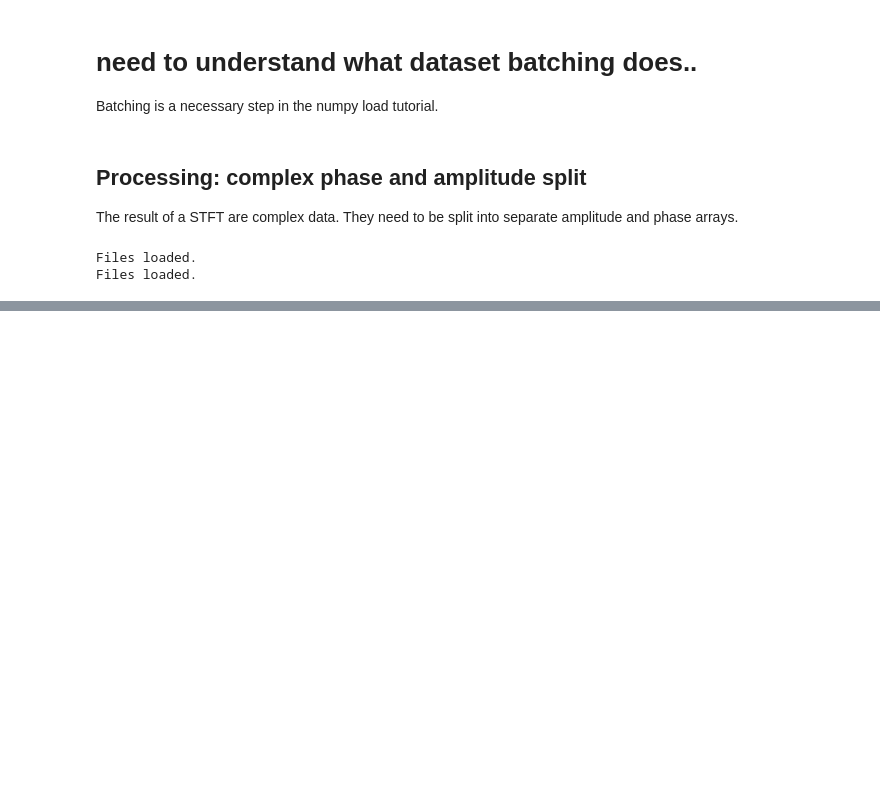
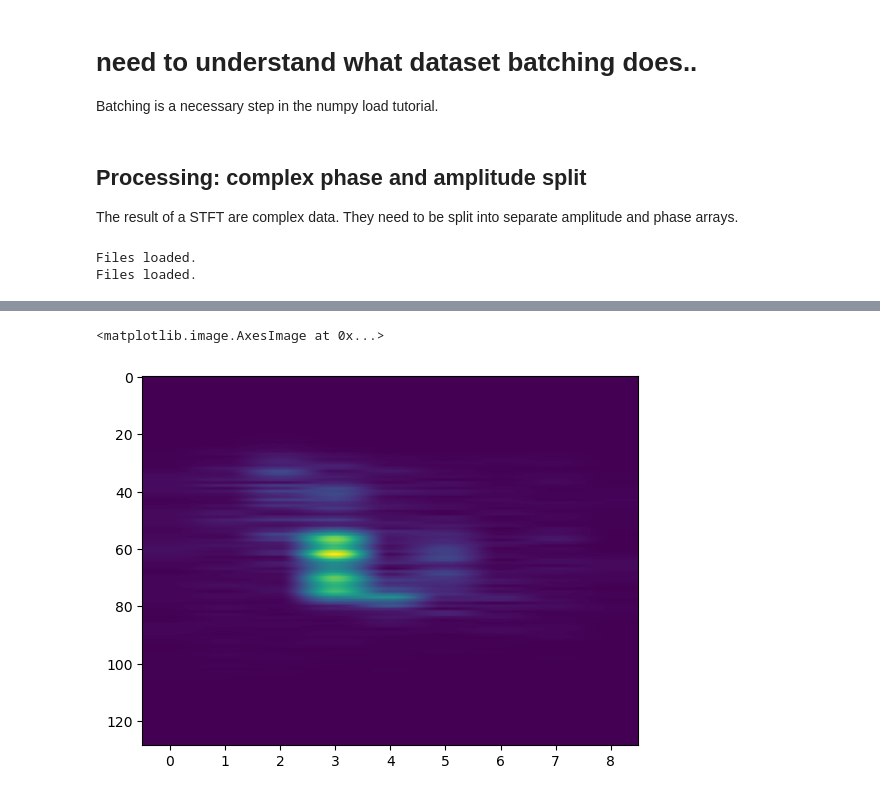
Before and after one commit to alexmundt/waveform-stft-denoise, a Jupyter notebook: Processing - STFT Creation.ipynb, the cells around one changed output, grey strips where cells are left out. Drawn from its saved outputs; the diff is of its cells as text; code cells hidden in the pictures; blank space fills up the shorter version.

```diff
--- a/Processing - STFT Creation.ipynb
+++ b/Processing - STFT Creation.ipynb
@@ -200,0 +246,5 @@ Files loaded.
+# %%
+plt.imshow(test_pure, aspect="auto")
+# %% [output]
+<matplotlib.image.AxesImage at 0x...>
+[figure, added]
```
Also changed, not shown: parts of 10 cells of this notebook.
